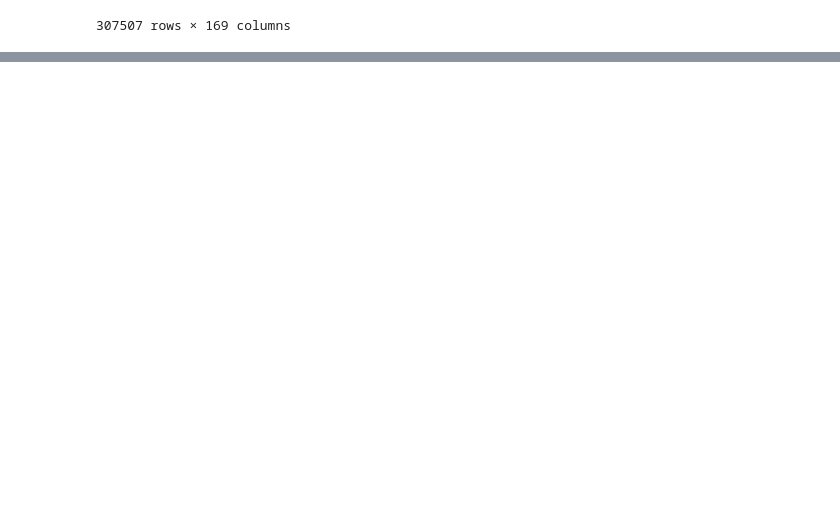
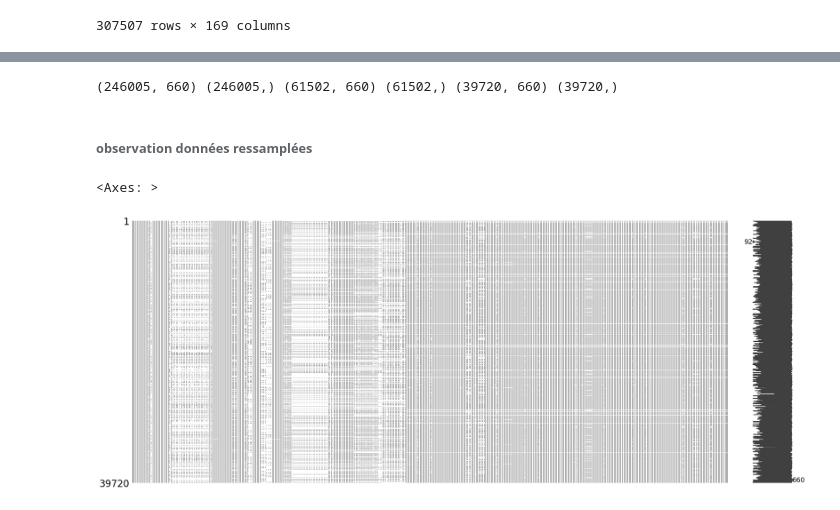
Before and after one commit to ASAKHRI/ProjetFilRouge, a Jupyter notebook: fEngeneering.ipynb, the cells around one changed output, grey strips where cells are left out. Drawn from its saved outputs; the diff is of its cells as text; code cells hidden in the pictures; blank space fills up the shorter version.

```diff
--- a/fEngeneering.ipynb
+++ b/fEngeneering.ipynb
@@ -597,0 +968,2 @@ application_train
+# %%
+preprocessor.fit_transform(app_train_merged_light)
@@ -597,0 +974,3 @@ application_train
+# %%
+X = app_train_merged_light.drop('TARGET', axis=1)
+y = app_train_merged_light['TARGET']
@@ -597,0 +984,2 @@ application_train
+# %%
+X_train, X_test, y_train, y_test = train_test_split(X, y, test_size=0.20, random_state=42, stratify=y)
@@ -597,0 +988,3 @@ application_train
+# %%
+rus = RandomUnderSampler(random_state=42)
+X_res, y_res = rus.fit_resample(X_train, y_train)
@@ -597,0 +1023,11 @@ application_train
+# %%
+print(X_train.shape,y_train.shape,X_test.shape,y_test.shape, X_res.shape, y_res.shape)
+# %% [output]
+(246005, 660) (246005,) (61502, 660) (61502,) (39720, 660) (39720,)
+# %% [markdown]
+###### observation données ressamplées
+# %%
+msno.matrix(X_res)
+# %% [output]
+<Axes: >
+[figure, added]
```
Also changed, not shown: parts of 64 cells of this notebook.
